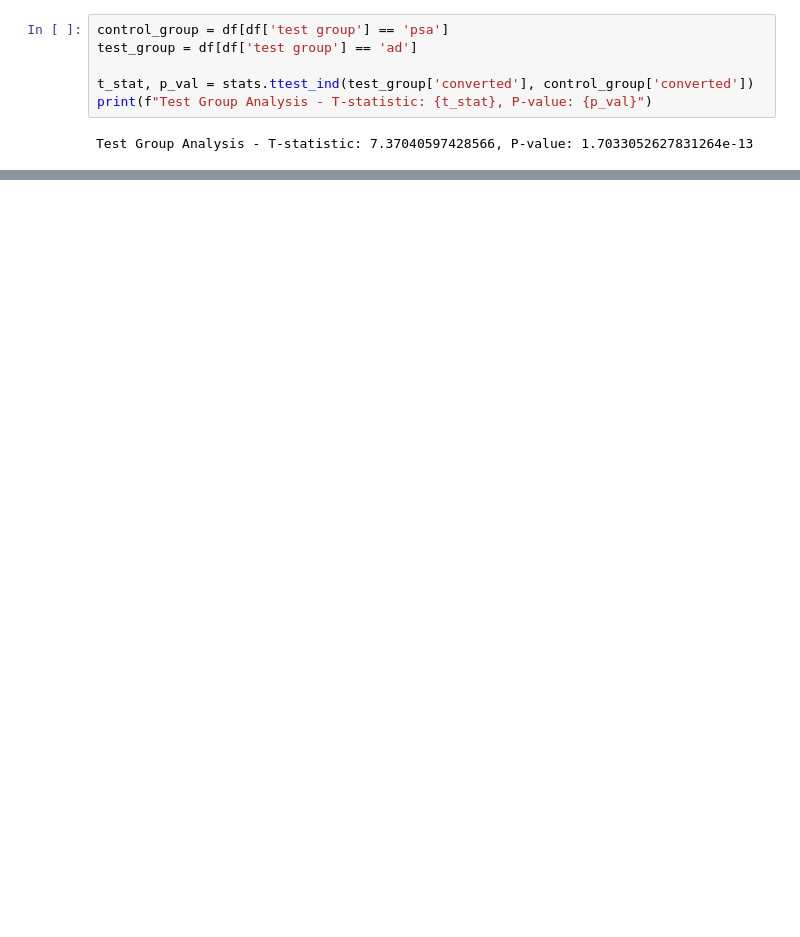
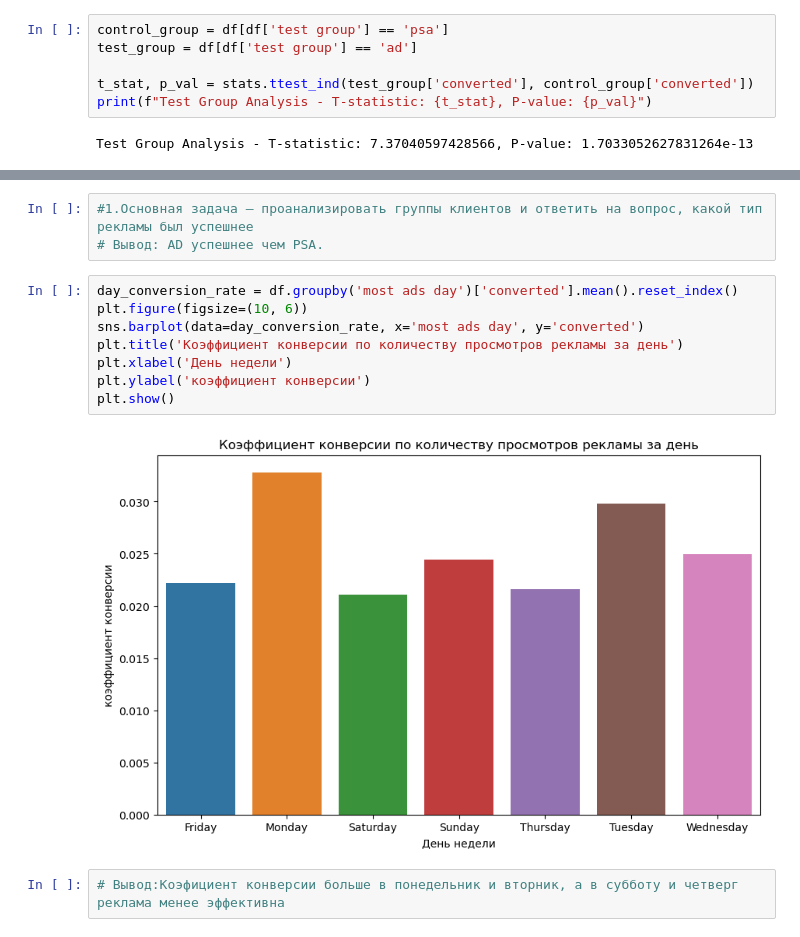
Before and after one commit to meleshko-anastasiia/DZ, a Jupyter notebook: dz12.ipynb, the cells around one changed output, grey strips where cells are left out. Cells and saved outputs as stored; diff of their text form; blank space fills up the shorter version.

```diff
--- a/dz12.ipynb
+++ b/dz12.ipynb
@@ -174,0 +237,15 @@ Name: count, dtype: int64
+# %%
+#1.Основная задача – проанализировать группы клиентов и ответить на вопрос, какой тип рекламы был успешнее
+# Вывод: AD успешнее чем PSA.
+# %%
+day_conversion_rate = df.groupby('most ads day')['converted'].mean().reset_index()
+plt.figure(figsize=(10, 6))
+sns.barplot(data=day_conversion_rate, x='most ads day', y='converted')
+plt.title('Коэффициент конверсии по количеству просмотров рекламы за день')
+plt.xlabel('День недели')
+plt.ylabel('коэффициент конверсии')
+plt.show()
+# %% [output]
+[figure, added]
+# %%
+# Вывод:Коэфициент конверсии больше в понедельник и вторник, а в субботу и четверг реклама менее эффективна
```
Also changed, not shown: parts of 22 cells of this notebook, 1 other file.
